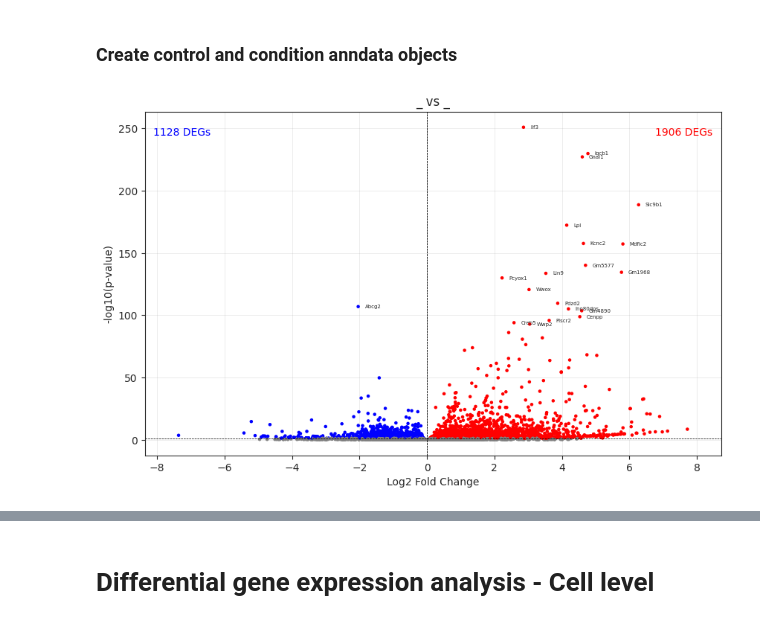
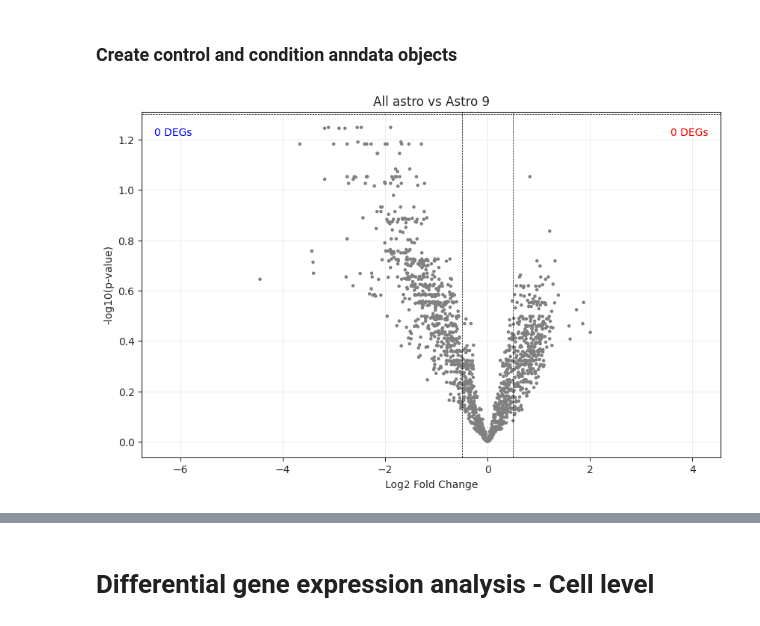
Before and after one commit to Xavier919/scRNAseq_analysis, a Jupyter notebook: notebook2.ipynb, the cells around one changed output, grey strips where cells are left out. Cells and saved outputs as stored; diff of their text form; code cells hidden in the pictures.

```diff
--- a/notebook2.ipynb
+++ b/notebook2.ipynb
@@ -34,11 +34,19 @@ adata = sc.read(
 # %% [markdown]
 # Differential gene expression analysis - Sample level
 # %%
-cell_types = adata.obs["class_name"].cat.categories
-adata_pb = aggregate_and_filter(adata, cell_types[0], obs_to_keep=['Sample_Tag', 'class_name'])
+cell_types = adata.obs["cluster_subclass_name"].cat.categories
+adata_pb = aggregate_and_filter(adata,
+                                cell_types[0],
+                                condition_key="Sample_Tag",
+                                cell_identity_key="cluster_subclass_name",
+                                obs_to_keep=['Sample_Tag', 'cluster_subclass_name'])
 
 for i, cell_type in enumerate(cell_types[1:], start=2):
-    adata_cell_type = aggregate_and_filter(adata, cell_type, obs_to_keep=['Sample_Tag', 'class_name'])
+    adata_cell_type = aggregate_and_filter(adata,
+                                           cell_type,
+                                           condition_key="Sample_Tag",
+                                           cell_identity_key="cluster_subclass_name",
+                                           obs_to_keep=['Sample_Tag', 'cluster_subclass_name'])
     adata_pb = adata_pb.concatenate(adata_cell_type)
 
 adata_pb.layers['counts'] = adata_pb.X.copy()
@@ -62,7 +75,7 @@ adata_pb.X = adata_pb.layers['counts'].copy()
 adata_pb.X = adata_pb.X.astype(np.float32)
 # %%
 ctr_sample_tags = list(set(adata.obs['Sample_Tag'].values))
-ctr_sample_tags = ['WT-DMSO']
+#ctr_sample_tags = ['WT-DMSO']
 
 cnd_sample_tags = list(set(adata.obs['Sample_Tag'].values))
-cnd_sample_tags = ['WT-SCDi']
+#cnd_sample_tags = ['WT-SCDi']
@@ -72,10 +82,18 @@ condition_df = adata_pb[(adata_pb.obs['Sample_Tag'].isin(cnd_sample_tags)) & (ad
+# %%
+control_df = adata_pb[
+    (adata_pb.obs['Sample_Tag'].isin(ctr_sample_tags)) &
+    (adata_pb.obs['cluster_subclass_name'] != 'Astro-NT_9') &
+    (adata_pb.obs['cluster_subclass_name'].str.startswith('Astro-NT'))
+].to_df()
+# %%
+condition_df = adata_pb[(adata_pb.obs['Sample_Tag'].isin(cnd_sample_tags)) & (adata_pb.obs['cluster_subclass_name'] == 'Astro-NT_9')].to_df()
 # %%
 results_df = deseq2_dea(control_df, condition_df, save_path=None)
 # %%
 volcano_plot(results_df,
-             min_fold_change=0,
+             min_fold_change=0.5,
              max_p_value=0.05,
              fig_title=f'{ctr_name} vs {cnd_name}',
              save_path=f'figures/{ctr_name}_{cnd_name}_volcano_plot.png')
 # %% [output]
-[figure, old version]
+[figure, new version]
```
Also changed, not shown: parts of 23 cells of this notebook, 3 other files.
